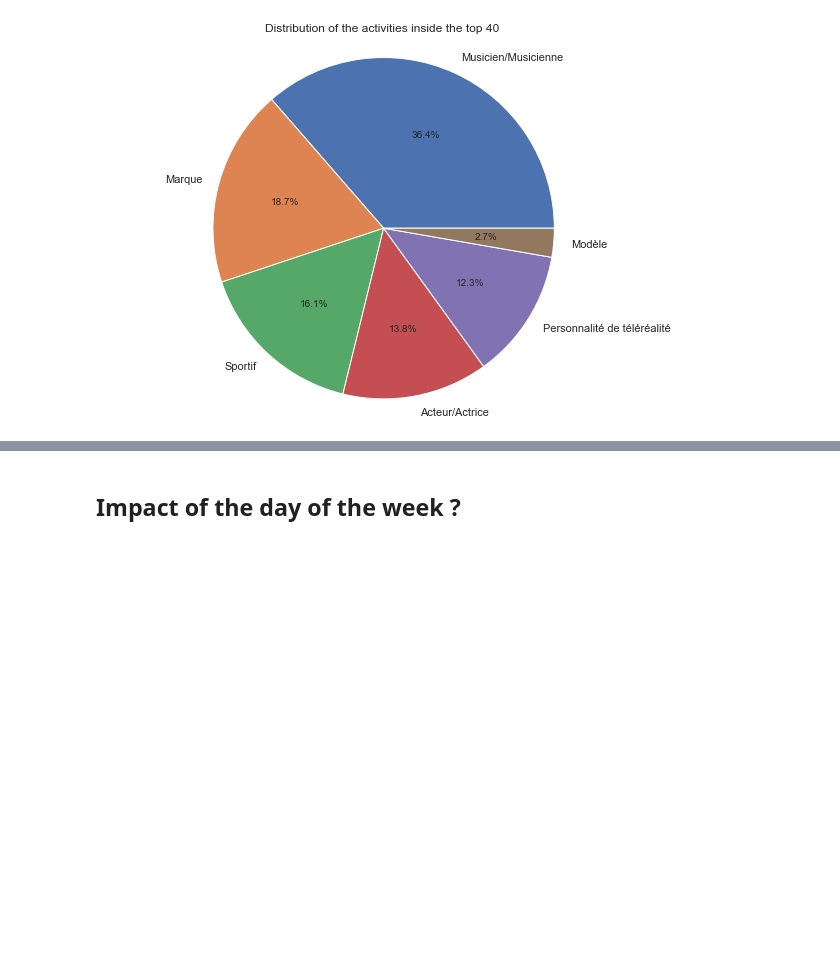
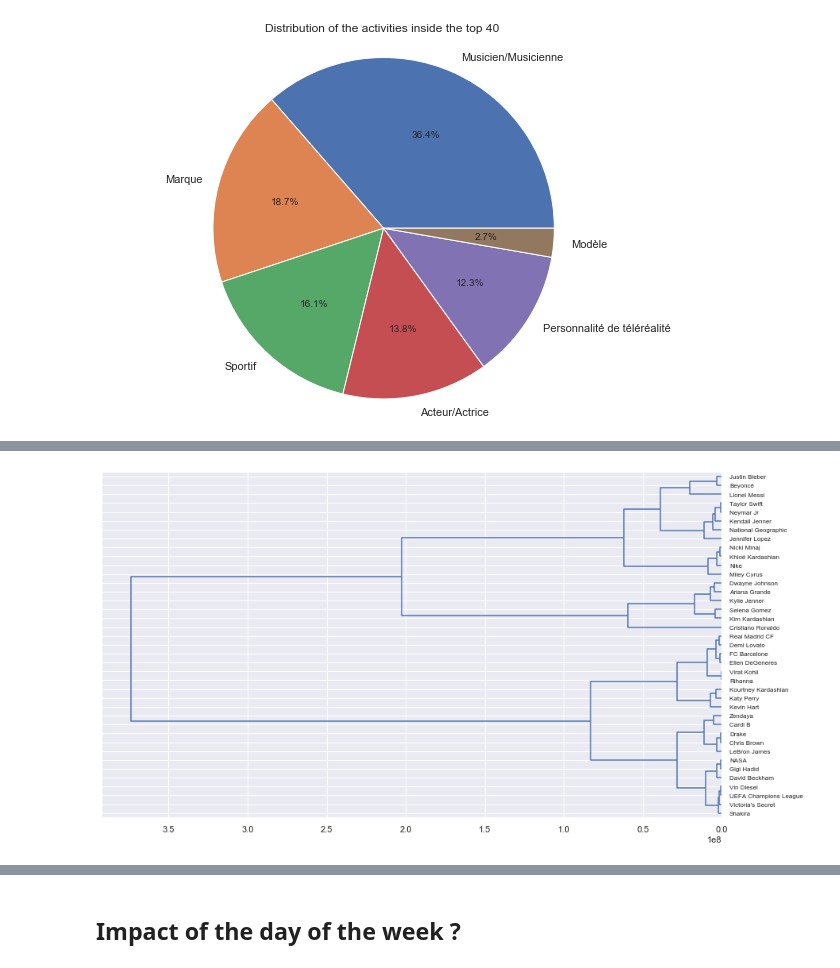
Before and after one commit to BadrAlpha07/Data-Camp-Project, a Jupyter notebook: Starting_kit_engagement_rate.ipynb, the cells around one changed output, grey strips where cells are left out. Saved outputs shown, nothing was run; the diff lists cells and outputs as text; code cells hidden in the pictures; blank space fills up the shorter version.

```diff
--- a/Starting_kit_engagement_rate.ipynb
+++ b/Starting_kit_engagement_rate.ipynb
@@ -149,3 +151,16 @@ instagramers.head(3)
 | Ariana Grande | 4748.0 | 215459527.0 | 22226.574713 | 4.426239e+06 | ... |
 | Beyoncé | 1939.0 | 160470430.0 | 22203.320000 | 3.835023e+06 | ... |
 | Cardi B | 1315.0 | 80744703.0 | 20480.886054 | 6.895557e+06 | ... |
+# %%
+from sklearn.cluster import AgglomerativeClustering
+from sklearn.preprocessing import StandardScaler
+from scipy.cluster.hierarchy import dendrogram, linkage
+
+#Generate the links matrix
+mat = linkage(instagramers,method='ward',metric='euclidean')
+#affichage du dendrogramme
+plt.figure( figsize=(14,8) )
+dendrogram(mat,labels=instagramers.index,orientation='left',color_threshold=0)
+plt.show()
+# %% [output]
+[figure, added]
```
Also changed, not shown: parts of 2 cells of this notebook.
